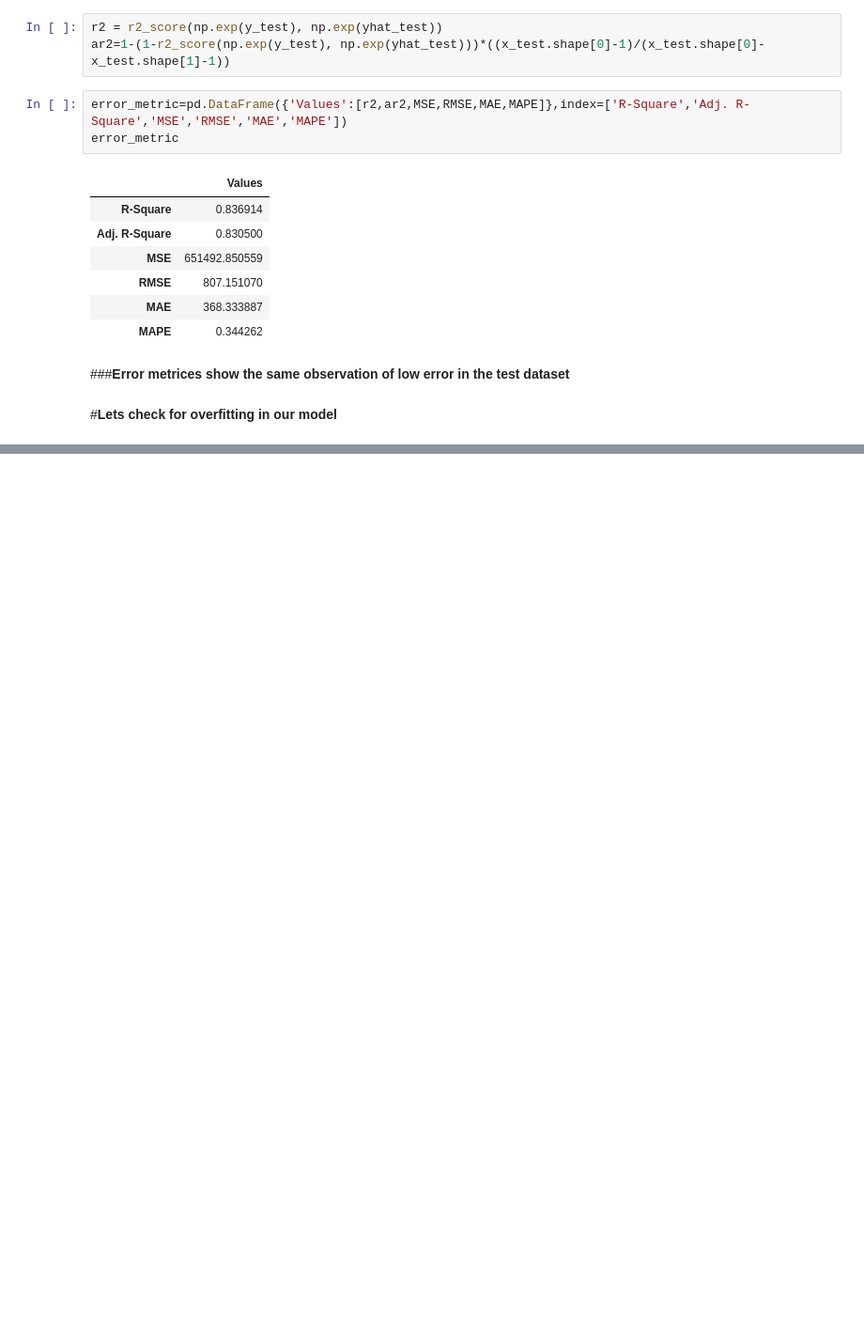
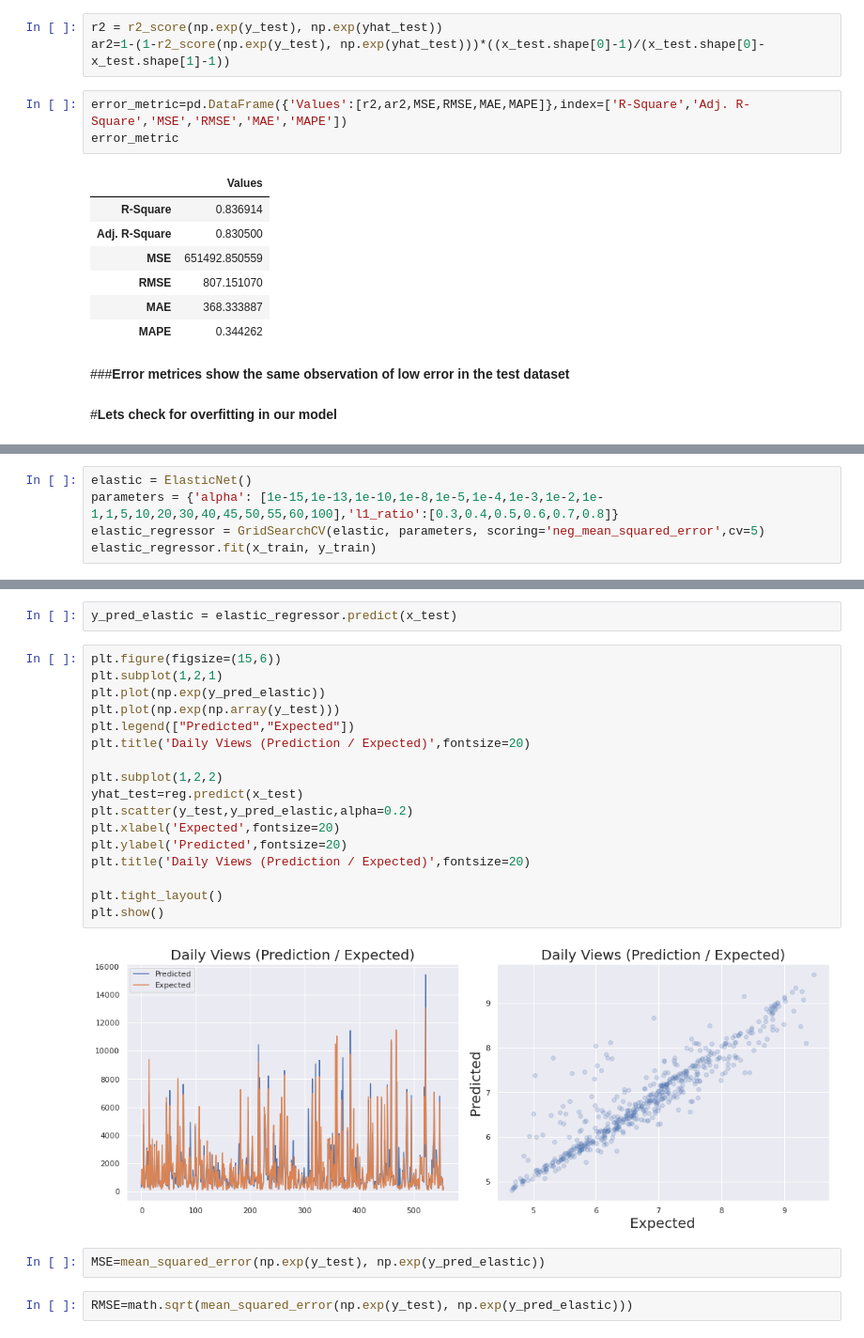
Before and after one commit to pushkarsri999/supervised_ml_regression_project, a Jupyter notebook: Ted_Talk_Views_Predictions_pushkar.ipynb, the cells around one changed output, grey strips where cells are left out. Shown at 94% size. Saved outputs shown, nothing was run; the diff lists cells and outputs as text; blank space fills up the shorter version.

```diff
--- a/Ted_Talk_Views_Predictions_pushkar.ipynb
+++ b/Ted_Talk_Views_Predictions_pushkar.ipynb
@@ -1131,0 +1291,5 @@ error_metric
+# %%
+elastic = ElasticNet()
+parameters = {'alpha': [1e-15,1e-13,1e-10,1e-8,1e-5,1e-4,1e-3,1e-2,1e-1,1,5,10,20,30,40,45,50,55,60,100],'l1_ratio':[0.3,0.4,0.5,0.6,0.7,0.8]}
+elastic_regressor = GridSearchCV(elastic, parameters, scoring='neg_mean_squared_error',cv=5)
+elastic_regressor.fit(x_train, y_train)
@@ -1131,0 +1310,25 @@ error_metric
+# %%
+y_pred_elastic = elastic_regressor.predict(x_test)
+# %%
+plt.figure(figsize=(15,6))
+plt.subplot(1,2,1)
+plt.plot(np.exp(y_pred_elastic))
+plt.plot(np.exp(np.array(y_test)))
+plt.legend(["Predicted","Expected"])
+plt.title('Daily Views (Prediction / Expected)',fontsize=20)
+
+plt.subplot(1,2,2)
+yhat_test=reg.predict(x_test)
+plt.scatter(y_test,y_pred_elastic,alpha=0.2)
+plt.xlabel('Expected',fontsize=20)
+plt.ylabel('Predicted',fontsize=20)
+plt.title('Daily Views (Prediction / Expected)',fontsize=20)
+
+plt.tight_layout()
+plt.show()
+# %% [output]
+[figure, added]
+# %%
+MSE=mean_squared_error(np.exp(y_test), np.exp(y_pred_elastic))
+# %%
+RMSE=math.sqrt(mean_squared_error(np.exp(y_test), np.exp(y_pred_elastic)))
```
Also changed, not shown: parts of 33 cells of this notebook.
